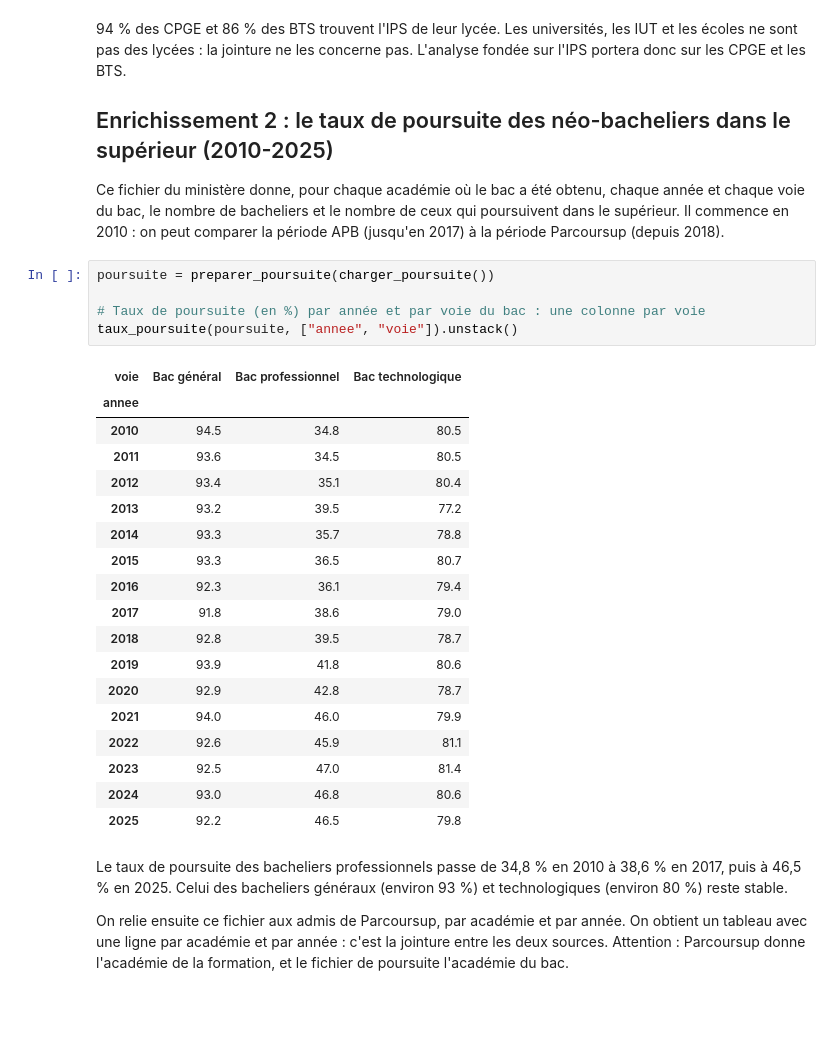
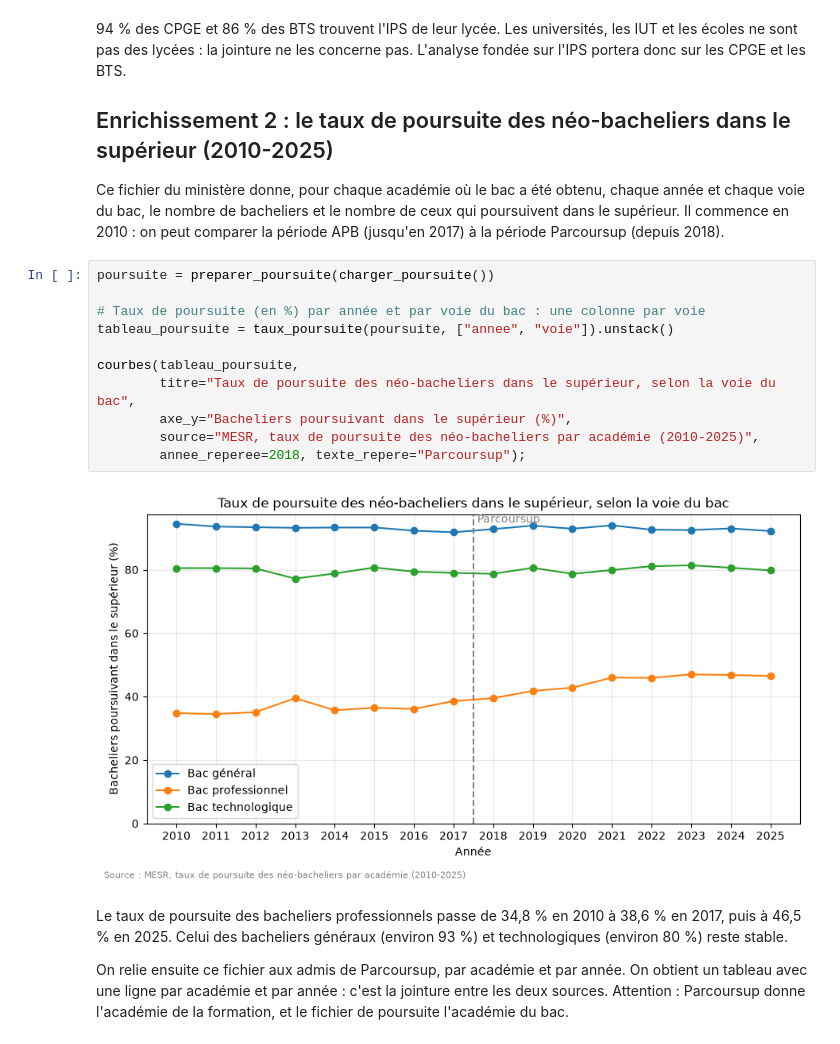
Before and after one commit to Light-star01/python_datascience, a Jupyter notebook: notebooks/rapport.ipynb, the cells around one changed output. Drawn from its saved outputs; the diff is of its cells as text; blank space fills up the shorter version.

```diff
--- a/notebooks/rapport.ipynb
+++ b/notebooks/rapport.ipynb
@@ -66,27 +68,16 @@ Ce fichier du ministère donne, pour chaque académie où le bac a été obtenu,
 # %%
 poursuite = preparer_poursuite(charger_poursuite())
 
 # Taux de poursuite (en %) par année et par voie du bac : une colonne par voie
-taux_poursuite(poursuite, ["annee", "voie"]).unstack()
+tableau_poursuite = taux_poursuite(poursuite, ["annee", "voie"]).unstack()
+
+courbes(tableau_poursuite,
+        titre="Taux de poursuite des néo-bacheliers dans le supérieur, selon la voie du bac",
+        axe_y="Bacheliers poursuivant dans le supérieur (%)",
+        source="MESR, taux de poursuite des néo-bacheliers par académie (2010-2025)",
+        annee_reperee=2018, texte_repere="Parcoursup");
 # %% [output]
-| voie | Bac général | Bac professionnel | Bac technologique |
-| annee |  |  |  |
-| 2010 | 94.5 | 34.8 | 80.5 |
-| 2011 | 93.6 | 34.5 | 80.5 |
-| 2012 | 93.4 | 35.1 | 80.4 |
-| 2013 | 93.2 | 39.5 | 77.2 |
-| 2014 | 93.3 | 35.7 | 78.8 |
-| 2015 | 93.3 | 36.5 | 80.7 |
-| 2016 | 92.3 | 36.1 | 79.4 |
-| 2017 | 91.8 | 38.6 | 79.0 |
-| 2018 | 92.8 | 39.5 | 78.7 |
-| 2019 | 93.9 | 41.8 | 80.6 |
-| 2020 | 92.9 | 42.8 | 78.7 |
-| 2021 | 94.0 | 46.0 | 79.9 |
-| 2022 | 92.6 | 45.9 | 81.1 |
-| 2023 | 92.5 | 47.0 | 81.4 |
-| 2024 | 93.0 | 46.8 | 80.6 |
-| 2025 | 92.2 | 46.5 | 79.8 |
+[figure, added]
 # %% [markdown]
 Le taux de poursuite des bacheliers professionnels passe de 34,8 % en 2010 à 38,6 % en 2017, puis à 46,5 % en 2025. Celui des bacheliers généraux (environ 93 %) et technologiques (environ 80 %) reste stable.
 
```
Also changed, not shown: parts of 12 cells of this notebook, 4 other files.
